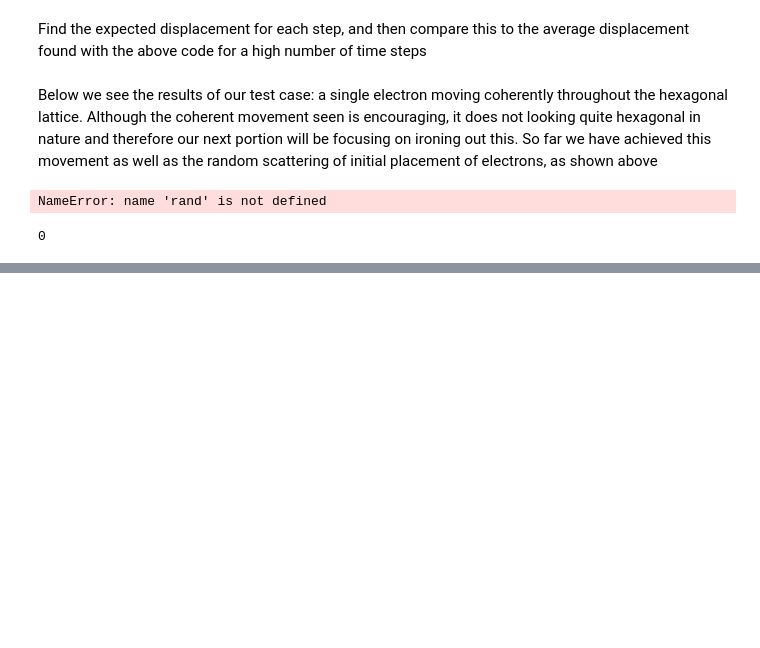
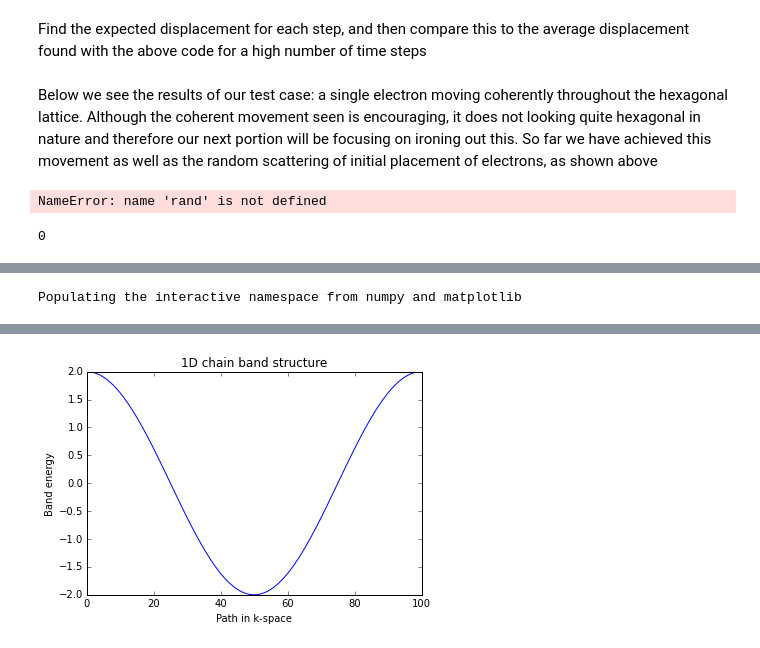
Before and after one commit to gmp25/SolidStatePhysicsProject, a Jupyter notebook: Untitled.ipynb, the cells around one changed output, grey strips where cells are left out. Saved outputs shown, nothing was run; the diff lists cells and outputs as text; code cells hidden in the pictures; blank space fills up the shorter version.

```diff
--- a/Untitled.ipynb
+++ b/Untitled.ipynb
@@ -220,0 +362,32 @@ print(0%2)
+# %%
+#!/usr/bin/env python
+
+# one dimensional chain
+
+# Copyright under GNU General Public License 2010, 2012
+# by Sinisa Coh and David Vanderbilt (see gpl-pythtb.txt)
+
+from pythtb import * # import TB model class
+import pylab as pl
+%pylab inline
+
+# specify model
+lat=[[1.0]]
+orb=[[0.0]]
+my_model=tb_model(1,1,lat,orb)
+my_model.set_hop(-1., 0, 0, [1])
+
+# solve model
+path=[[-0.5],[0.5]]
+kpts=k_path(path,100)
+evals=my_model.solve_all(kpts)
+
+# plot band structure
+fig=pl.figure()
+pl.plot(evals[0])
+pl.title("1D chain band structure")
+pl.xlabel("Path in k-space")
+pl.ylabel("Band energy")
+pl.savefig("simple_band.pdf")
+# %% [output]
+Populating the interactive namespace from numpy and matplotlib
@@ -220,0 +396 @@ print(0%2)
+[figure, added]
```
Also changed, not shown: parts of 10 cells of this notebook, 3 other files.
